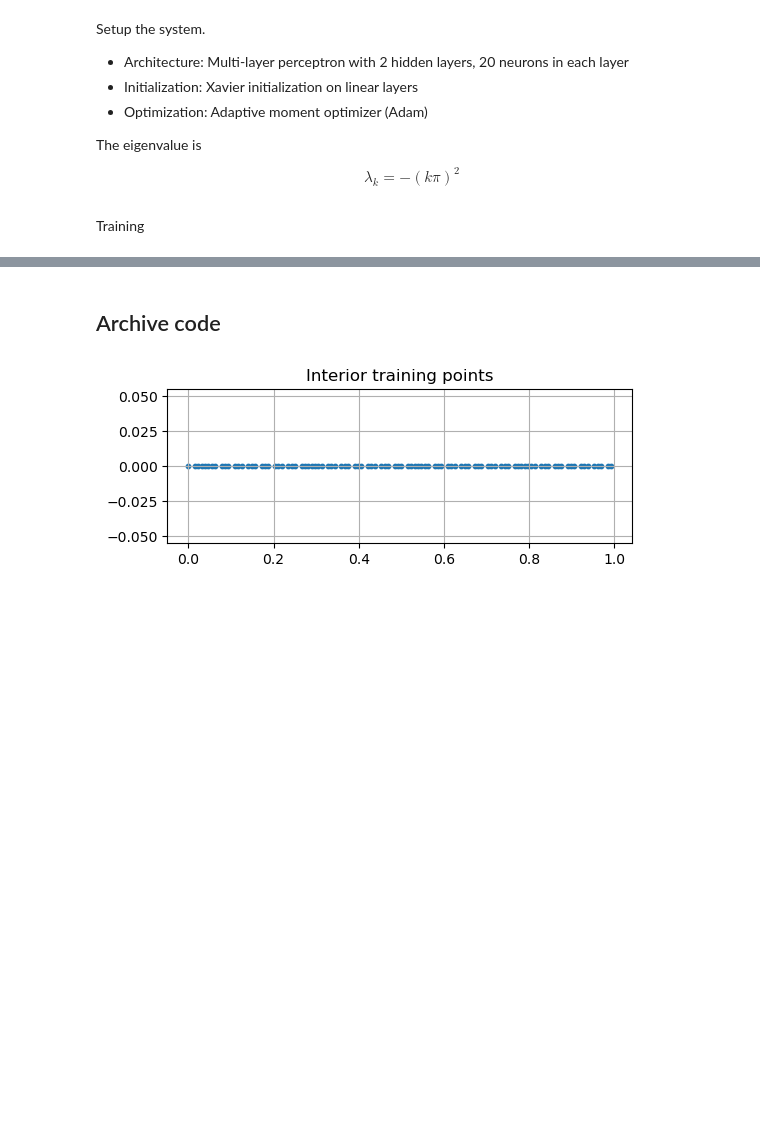
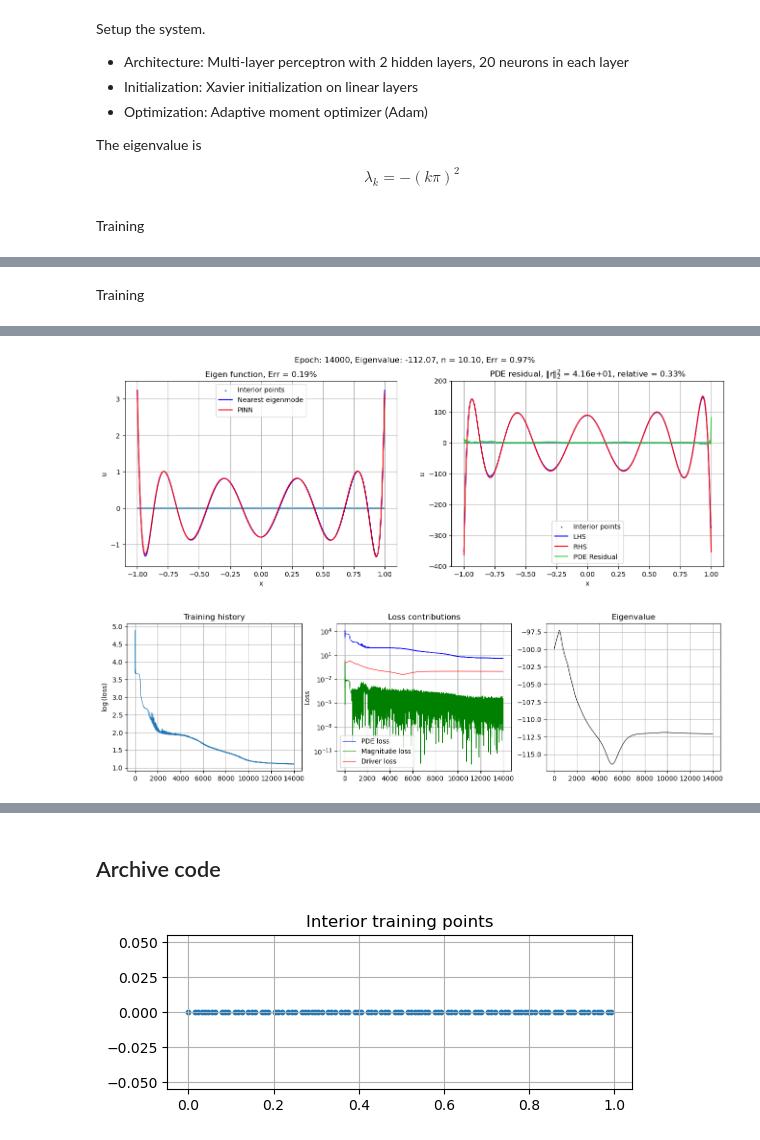
Before and after one commit to GentleMin/PyCrete, a Jupyter notebook: eigenpinns.ipynb, the cells around one changed output, grey strips where cells are left out. Cells and saved outputs as stored; diff of their text form; code cells hidden in the pictures; blank space fills up the shorter version.

```diff
--- a/eigenpinns.ipynb
+++ b/eigenpinns.ipynb
@@ -350,0 +409,75 @@ plt.show()
+# %%
+torch.manual_seed(42)
+
+nn_approx = pinn_core.uniform_MLP(in_dim=1, out_dim=1, neurons=20, n_hidden_layers=2)
+nn_approx.apply(pinn_core.linear_init_xavier)
+
+n_int = 400
+eigen_nn = Eigen_Legendre(nn_approx, x_range=torch.tensor([[-1, 1]]), n_int=n_int, bc_weight=0, mag_weight=3e+4,
+                          drive_weight=1.e+2, scan_floor=-100., scan_sign=-1, scan_scale=5)
+optim_adam = torch.optim.Adam(list(nn_approx.parameters()) + [eigen_nn.eigenvalue], lr=6e-3, weight_decay=0.e-5)
+# optim_adam = torch.optim.Adam(nn_approx.parameters(), lr=3.e-3, weight_decay=0.e-5)
+# %% [markdown]
+Training
+# %%
+n_epochs = 14000
+verbose_epochs = 200
+
+train_log = list()
+pde_log = list()
+mag_log = list()
+driver_log = list()
+eigen_log = list()
+fig, axes = plt.subplots(nrows=1, ncols=2, figsize=(16, 5))
+
+i = 0
+for epoch in range(n_epochs):
+
+    optim_adam.zero_grad()
+    loss = eigen_nn.compute_loss()
+    loss[0].backward()
+    optim_adam.step()
+
+    train_log.append(loss[0].detach().item())
+    pde_log.append(loss[1].detach().item())
+    mag_log.append(loss[3].detach().item())
+    driver_log.append(loss[4].detach().item())
+    eigen_log.append(eigen_nn.eigenvalue.detach().squeeze().item())
+
+    if (epoch + 1)%verbose_epochs == 0:
+
+        print("--------------- Epoch {:d} ---------------".format(epoch + 1))
+        print("Average training loss = {:f}".format(np.array(train_log[-verbose_epochs:]).mean()))
+        eigen_nn.mag_weight *= 0.95
+        # if eigen_nn.drive_weight > 1.e+2:
+        # eigen_nn.drive_weight *= 0.9
+
+        epoch_plot(eigen_nn, 10, fig, epoch=epoch+1)
+        plt.savefig("./output/epoch_snaps/epoch_snap_{:02}.png".format(i), format="png", dpi=150, bbox_inches="tight")
+        i += 1
+
+
+fig, axes = plt.subplots(nrows=1, ncols=3, figsize=(16, 4))
+
+ax = axes[0]
+ax.plot(train_log, linewidth=.8)
+ax.grid(which="both")
+ax.set_ylabel(r"$\log$(loss)")
+ax.set_title("Training history")
+
+ax = axes[1]
+ax.semilogy(pde_log, 'b-', label="PDE loss", linewidth=.8)
+ax.semilogy(mag_log, 'g-', label="Magnitude loss", linewidth=.8)
+ax.semilogy(driver_log, 'r-', label="Driver loss", linewidth=.8)
+ax.grid(which="major")
+ax.set_ylabel("Loss")
+ax.legend()
+ax.set_title("Loss contributions")
+
+ax = axes[2]
+ax.plot(eigen_log, 'k-', linewidth=.8)
+ax.grid(which="major")
+ax.set_title("Eigenvalue")
+
+plt.show()
+# %% [output]
@@ -350,0 +501,2 @@ plt.show()
+[figure, added]
+[figure, added]
```
Also changed, not shown: parts of 16 cells of this notebook, 1 other file.
